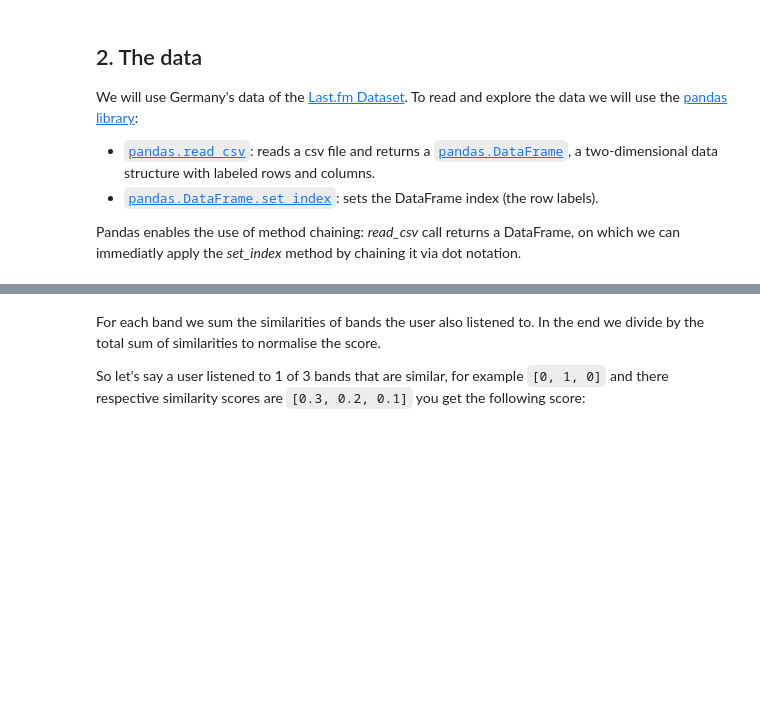
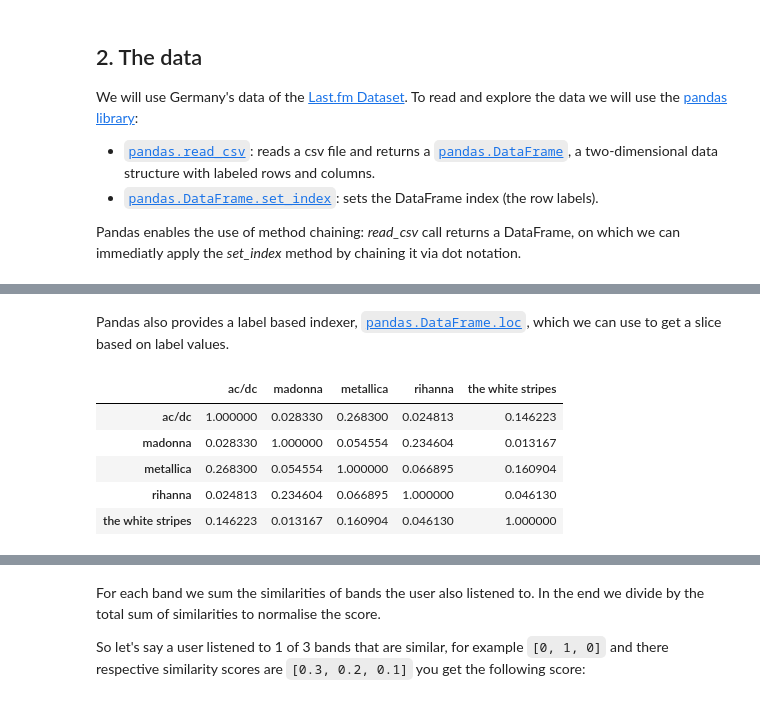
Before and after one commit to pbutenee/ml-tutorial, a Jupyter notebook: source/1/recommendation_engine.ipynb, the cells around one changed output, grey strips where cells are left out. Saved outputs shown, nothing was run; the diff lists cells and outputs as text; code cells hidden in the pictures; blank space fills up the shorter version.

```diff
--- a/source/1/recommendation_engine.ipynb
+++ b/source/1/recommendation_engine.ipynb
@@ -124,0 +84,13 @@ Now that we know which bands are similar, we have to figure out which bands to a
+# %% [markdown]
+Pandas also provides a label based indexer, [`pandas.DataFrame.loc`](https://pandas.pydata.org/pandas-docs/stable/reference/api/pandas.DataFrame.loc.html#pandas.DataFrame.loc), which we can use to get a slice based on label values.
+# %%
+slice_artists = ['ac/dc', 'madonna', 'metallica', 'rihanna', 'the white stripes']
+
+artist_similarities.loc[slice_artists, slice_artists]
+# %% [output]
+|  | ac/dc | madonna | metallica | rihanna | the white stripes |
+| ac/dc | 1.000000 | 0.028330 | 0.268300 | 0.024813 | 0.146223 |
+| madonna | 0.028330 | 1.000000 | 0.054554 | 0.234604 | 0.013167 |
+| metallica | 0.268300 | 0.054554 | 1.000000 | 0.066895 | 0.160904 |
+| rihanna | 0.024813 | 0.234604 | 0.066895 | 1.000000 | 0.046130 |
+| the white stripes | 0.146223 | 0.013167 | 0.160904 | 0.046130 | 1.000000 |
```
Also changed, not shown: parts of 65 cells of this notebook.
